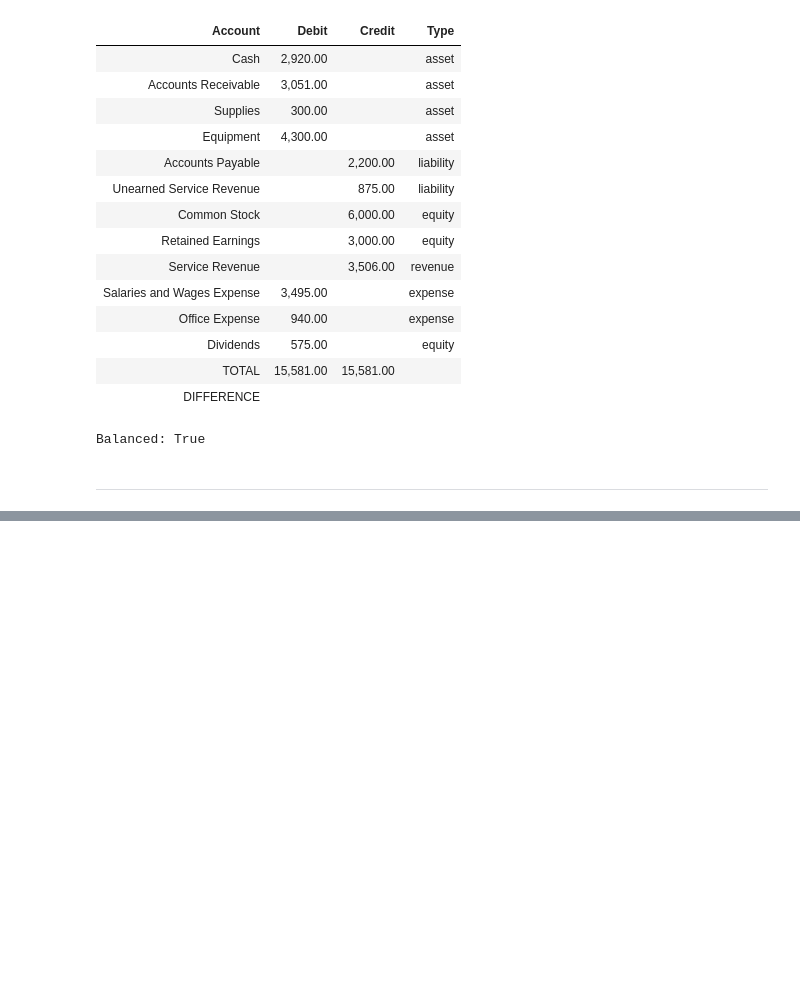
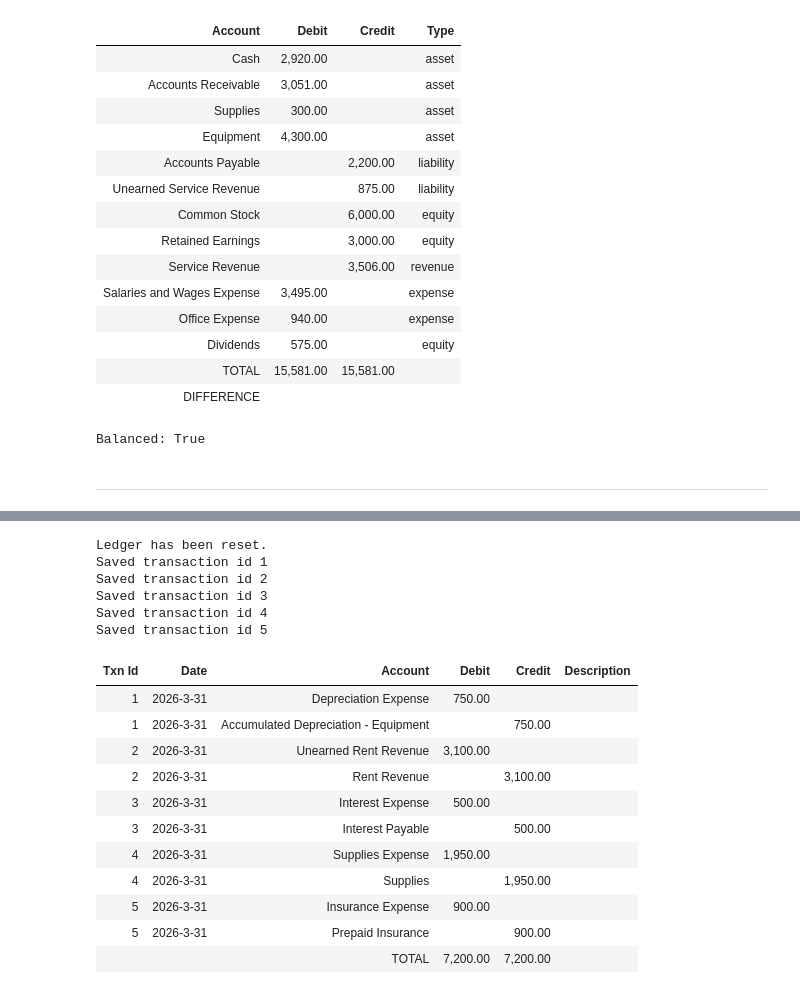
Before and after one commit to ekmartinez/Accounting, a Jupyter notebook: 01_The_Accounting_Information_System/01_The_Accounting_Information_System_Exercises.ipynb, the cells around one changed output, grey strips where cells are left out. Drawn from its saved outputs; the diff is of its cells as text; code cells hidden in the pictures; blank space fills up the shorter version.

```diff
--- a/01_The_Accounting_Information_System/01_The_Accounting_Information_System_Exercises.ipynb
+++ b/01_The_Accounting_Information_System/01_The_Accounting_Information_System_Exercises.ipynb
@@ -558,0 +585,68 @@ Balanced: True
+# %%
+duggan = Ledger()
+duggan.reset()
+
+depreciation = 250 * 3
+duggan.add_entry(
+    [
+        {"date": "2026-3-31", "account": "Depreciation Expense", "debit": depreciation, "credit": 0},
+        {"date": "2026-3-31", "account": "Accumulated Depreciation - Equipment", "debit": 0, "credit": depreciation},
+    ],
+    description="",
+)
+
+revenue = 9300 * (1/3)
+duggan.add_entry(
+    [
+        {"date": "2026-3-31", "account": "Unearned Rent Revenue", "debit": revenue, "credit": 0},
+        {"date": "2026-3-31", "account": "Rent Revenue", "debit": 0, "credit": revenue},
+    ],
+    description="",
+)
+interest_expense = 500
+duggan.add_entry(
+    [
+        {"date": "2026-3-31", "account": "Interest Expense", "debit": interest_expense, "credit": 0},
+        {"date": "2026-3-31", "account": "Interest Payable", "debit": 0, "credit": interest_expense},
+    ],
+    description="",
+)
+
+supplies_exp = 2800 - 850
+duggan.add_entry(
+    [
+        {"date": "2026-3-31", "account": "Supplies Expense", "debit": supplies_exp, "credit": 0},
+        {"date": "2026-3-31", "account": "Supplies", "debit": 0, "credit": supplies_exp},
+    ],
+    description="",
+)
+
+insurance_expense = 300 * 3
+duggan.add_entry(
+    [
+        {"date": "2026-3-31", "account": "Insurance Expense", "debit": insurance_expense, "credit": 0},
+        {"date": "2026-3-31", "account": "Prepaid Insurance", "debit": 0, "credit": insurance_expense},
+    ],
+    description="",
+)
+
+display(HTML(format_ledger_table(duggan).to_html(index=False)))
+# %% [output]
+Ledger has been reset.
+Saved transaction id 1
+Saved transaction id 2
+Saved transaction id 3
+Saved transaction id 4
+Saved transaction id 5
+| Txn Id | Date | Account | Debit | Credit | Description |
+| 1 | 2026-3-31 | Depreciation Expense | 750.00 |  |  |
+| 1 | 2026-3-31 | Accumulated Depreciation - Equipment |  | 750.00 |  |
+| 2 | 2026-3-31 | Unearned Rent Revenue | 3,100.00 |  |  |
+| 2 | 2026-3-31 | Rent Revenue |  | 3,100.00 |  |
+| 3 | 2026-3-31 | Interest Expense | 500.00 |  |  |
+| 3 | 2026-3-31 | Interest Payable |  | 500.00 |  |
+| 4 | 2026-3-31 | Supplies Expense | 1,950.00 |  |  |
+| 4 | 2026-3-31 | Supplies |  | 1,950.00 |  |
+| 5 | 2026-3-31 | Insurance Expense | 900.00 |  |  |
+| 5 | 2026-3-31 | Prepaid Insurance |  | 900.00 |  |
+|  |  | TOTAL | 7,200.00 | 7,200.00 |  |
```
Also changed, not shown: parts of 14 cells of this notebook, 2 other files.
